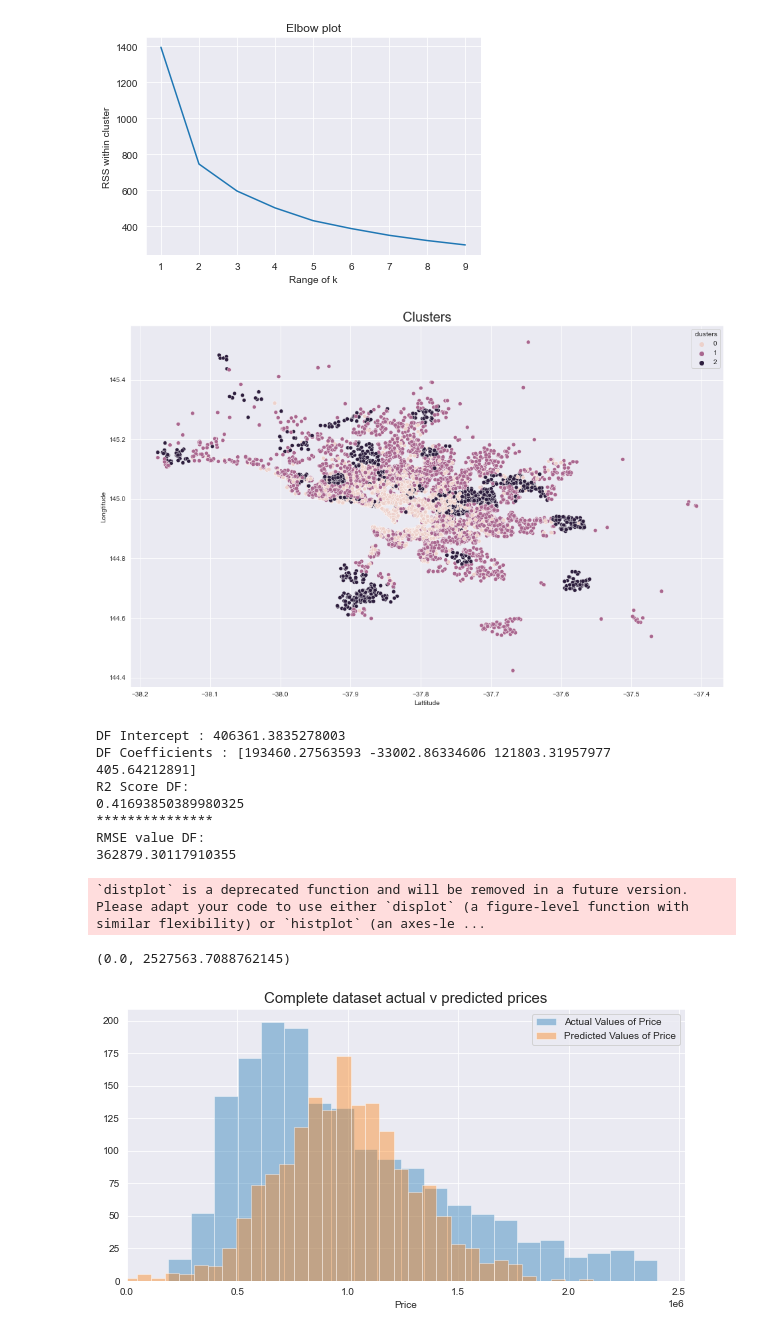
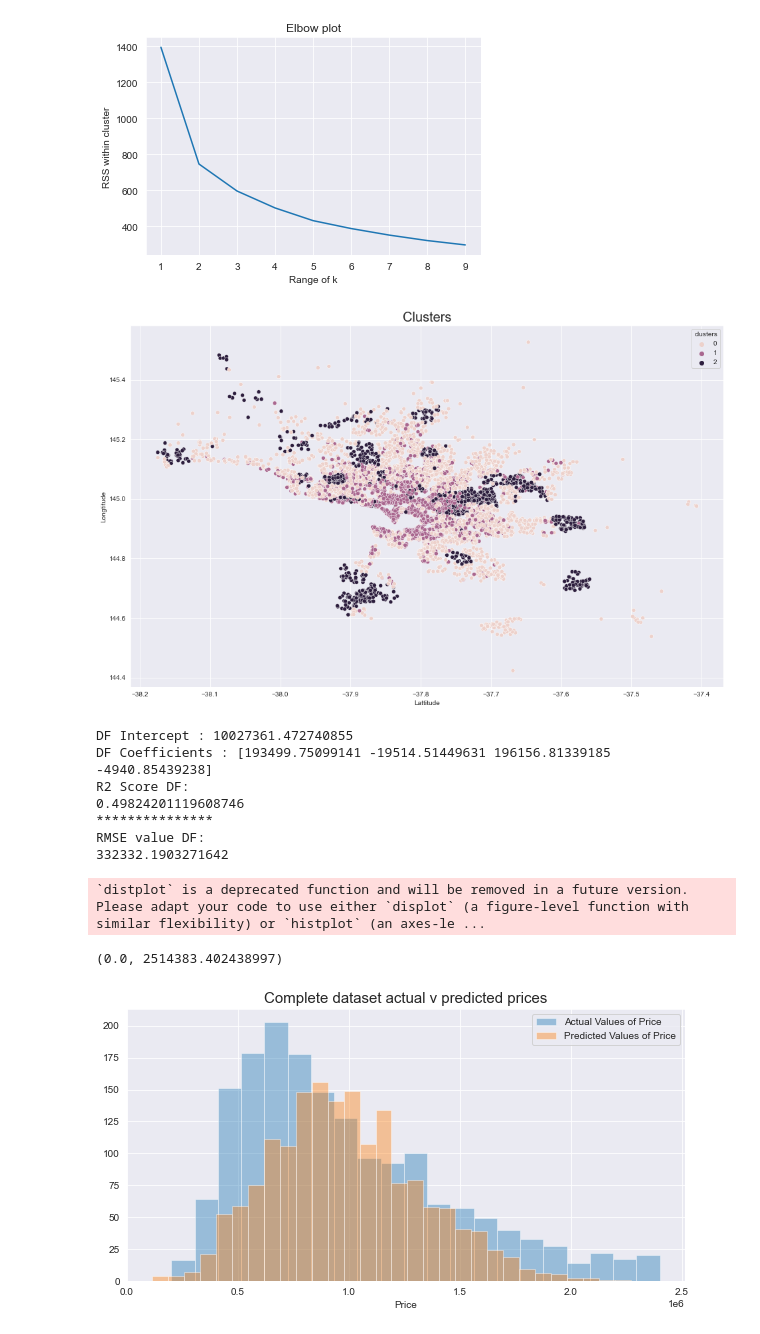
Before and after one commit to tahirzlone/Melbourne-Housing, a Jupyter notebook: Melbourne.ipynb, the cells around one changed output. Drawn from its saved outputs; the diff is of its cells as text; code cells hidden in the pictures.

```diff
--- a/Melbourne.ipynb
+++ b/Melbourne.ipynb
@@ -199,6 +205,8 @@ Lower_Whisker_p = Q1_p - 1.5*IQR_p
 Upper_Whisker_p = Q3_p + 1.5*IQR_p
 
 df = df[(df['Price']>Lower_Whisker_p)&(df['Price']<Upper_Whisker_p)]
+
+df = df[df['YearBuilt'] > 1800]
 # %% [markdown]
 ## CLUSTERING OF DATA
 # %%
@@ -278,7 +286,7 @@ sns.scatterplot(data=df, x='Lattitude', y='Longtitude', hue='clusters')
 plt.title('Clusters', size = 20)
 plt.show()
 # %% [output]
-[figure, old version]
+[figure, new version]
 # %%
 # CREATING SEPARATE DATAFRAMES FOR THE THREE CLUSTERS
 
@@ -293,38 +301,38 @@ from sklearn.metrics import mean_squared_error
 # %%
 # REGRESSION OF THE COMPLETE DATASET INCLUDING ALL THE CLUSTERS
 
-X = df[['Rooms','Distance','Bathroom','Landsize']]
+X = df[['Rooms','Distance','Bathroom','YearBuilt']]
 y = df['Price']
 
 X_train, X_test, y_train, y_test = train_test_split(X, y, test_size = 0.2, random_state = 0)
 regr = linear_model.LinearRegression()
 regr.fit(X_train,y_train)
 print("DF Intercept : " + str(regr.intercept_))
 print("DF Coefficients : " + str(regr.coef_))
 y_pred = regr.predict(X_test)
 print("R2 Score DF: ")
 print(r2_score(y_test, y_pred))
 print("*"*15)
 print("RMSE value DF: ")
 print(np.sqrt(mean_squared_error(y_test, y_pred)))
 
 plt.figure(figsize=(10,5))
 sns.distplot(y_test, hist=True, kde=False)
 sns.distplot(y_pred, hist=True, kde=False)
 plt.legend(labels=['Actual Values of Price', 'Predicted Values of Price'])
 plt.title("Complete dataset actual v predicted prices", size = 15)
 plt.xlim(0,)
 # %% [output]
-DF Intercept : 406361.3835278003
-DF Coefficients : [193460.27563593 -33002.86334606 121803.31957977    405.64212891]
+DF Intercept : 10027361.472740855
+DF Coefficients : [193499.75099141 -19514.51449631 196156.81339185  -4940.85439238]
 R2 Score DF:
-0.41693850389980325
+0.49824201119608746
 ***************
 RMSE value DF:
-362879.30117910355
+332332.1903271642
 `distplot` is a deprecated function and will be removed in a future version. Please adapt your code to use either `displot` (a figure-level function with similar flexibility) or `histplot` (an axes-le ...
-(0.0, 2527563.7088762145)
+(0.0, 2514383.402438997)
-[figure, old version]
+[figure, new version]
 # %%
 # REGRESSION ANALYSIS FOR CLUSTER 0
 
```
Also changed, not shown: parts of 6 cells of this notebook.
